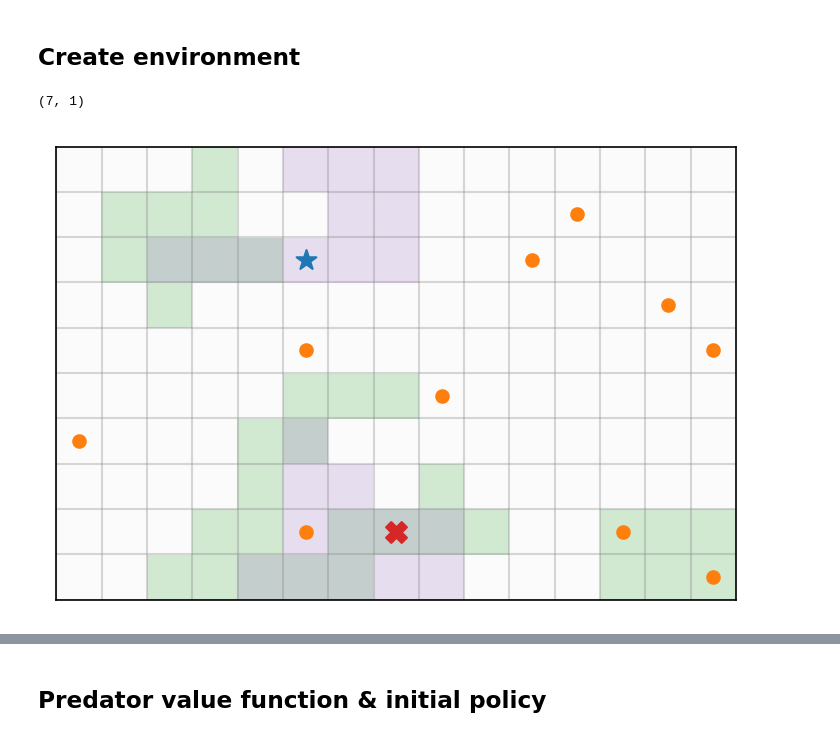
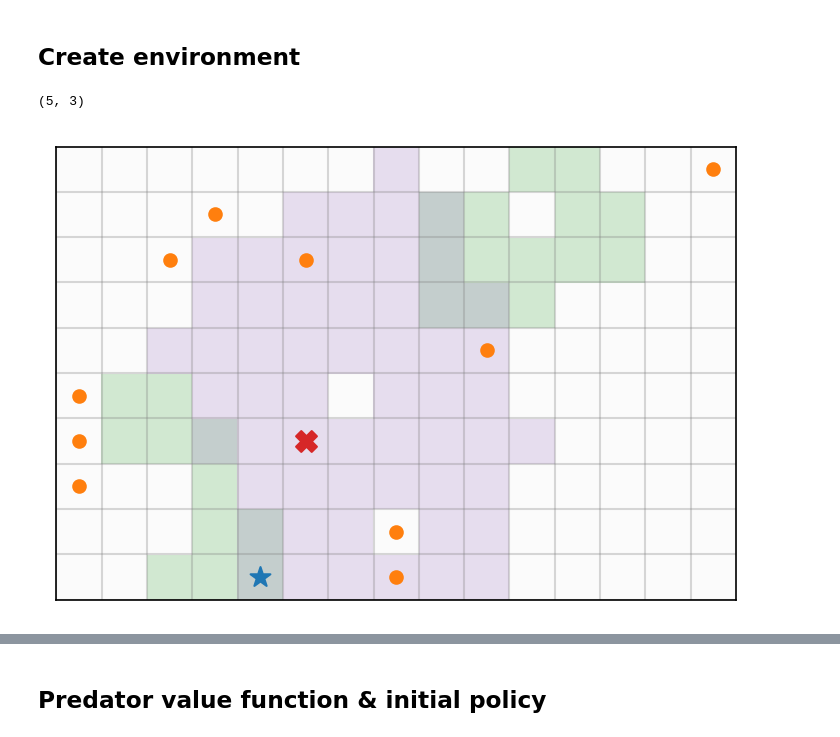
Before and after one commit to tobywise/predator-prey-IRL, a Jupyter notebook: notebooks/model_simulations.ipynb, the cells around one changed output, grey strips where cells are left out. Drawn from its saved outputs; the diff is of its cells as text; code cells hidden in the pictures.

```diff
--- a/notebooks/model_simulations.ipynb
+++ b/notebooks/model_simulations.ipynb
@@ -27,18 +27,18 @@ np.random.seed(123)
 Here they are both reward function based
 # %%
 predator = Agent('1*Prey_1 + (-0.7*Shadow) + 0.3*Water', name='Predator_1', policy='pessimism', w=0.5)
-prey = Agent('1*reward + (-1*Predator_1)', name='Prey_1', policy='pessimism', w=0.5)
+prey = Agent('0.1*reward + (-1*Predator_1)', name='Prey_1', policy='pessimism', w=0.5)
 # %% [markdown]
 ## Create environment
 # %%
 f1 = EnvironmentFeature(n_clusters=3, cluster_size_mean=15, cluster_size_sd=10, name='Water')
-f2 = EnvironmentFeature(n_clusters=4, cluster_size_mean=10, cluster_size_sd=10, name='Shadow')
+f2 = EnvironmentFeature(n_clusters=2, cluster_size_mean=80, cluster_size_sd=10, name='Shadow')
 
 env = PredatorEnvironment(features=[f1, f2], n_rewards=10, agents=[predator, prey], name='Environment_1')
 env.plot_environment()
 # %% [output]
-(7, 1)
+(5, 3)
-[figure, old version]
+[figure, new version]
 # %%
 # import copy
 # features = copy.deepcopy(env.feature_arrays)
```
Also changed, not shown: parts of 10 cells of this notebook.
